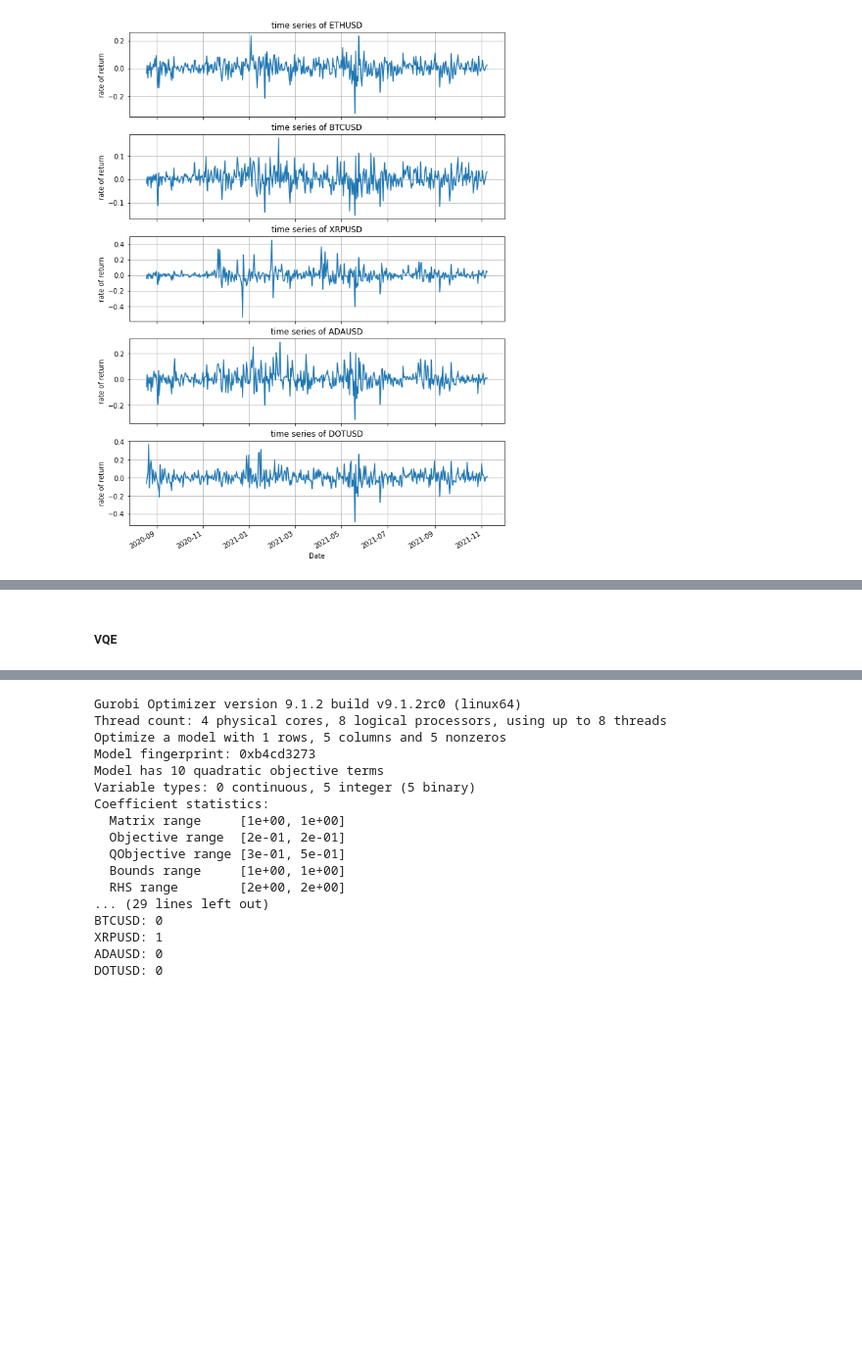
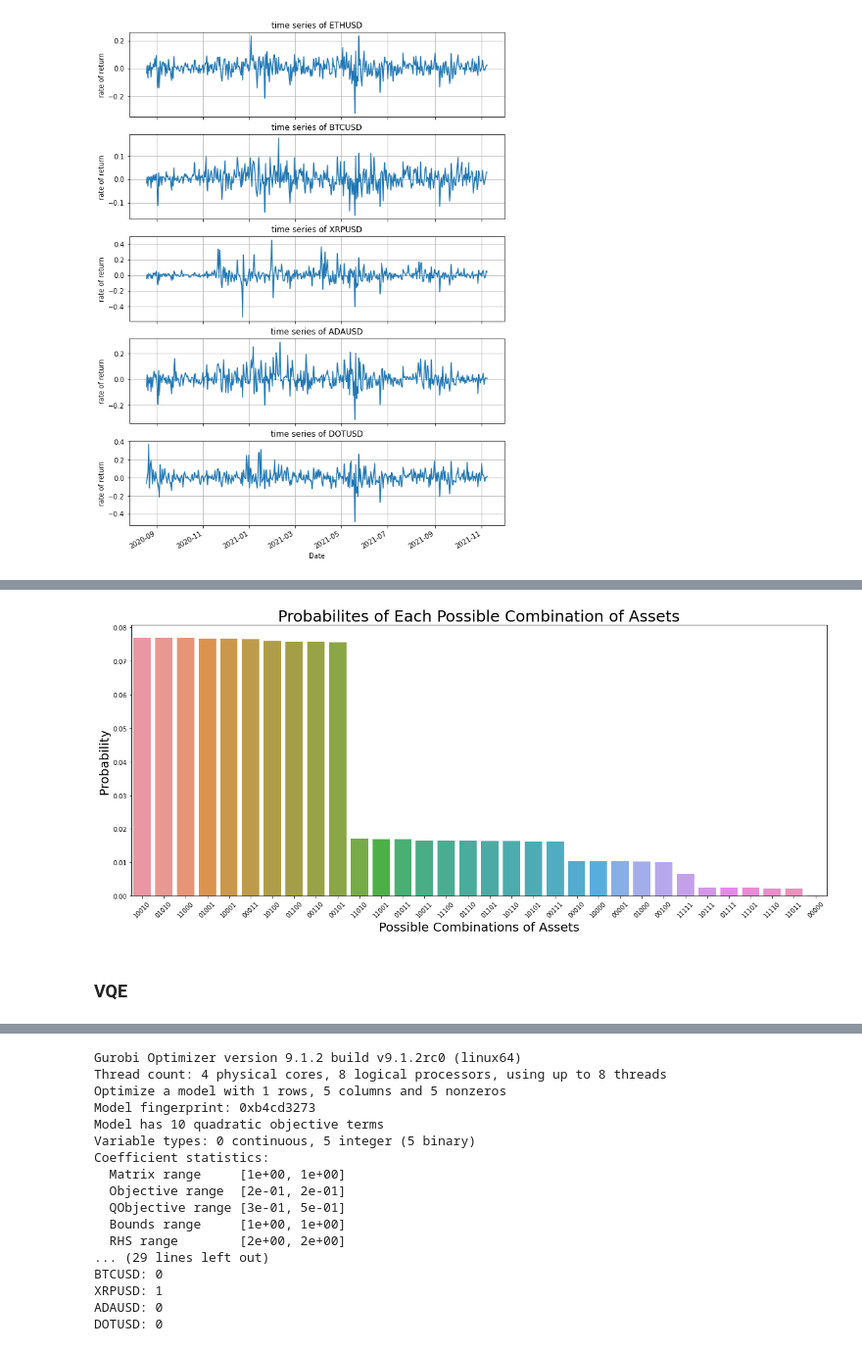
Before and after one commit to jimphon88/quantum-computing, a Jupyter notebook: optimize.ipynb, the cells around one changed output, grey strips where cells are left out. Shown: that part at 98% size. Saved outputs shown, nothing was run; the diff lists cells and outputs as text; code cells hidden in the pictures; blank space fills up the shorter version.

Commit message:
added QAOA and VQE implementation using qiskit-fin

```diff
--- a/optimize.ipynb
+++ b/optimize.ipynb
@@ -99,14 +99,15 @@ m = Model("MVO")
 x = {}
 n = len(Q)
 lam = 0.5
-x = m.addMVar(shape=n,vtype=GRB.CONTINUOUS, lb=0, ub=1, name=coins)
+k = 2
+x = m.addMVar(shape=n,vtype=GRB.BINARY, name=coins)
 obj = 0.5 * lam * (x @ Q @ x) - (1 - lam) * (r @ x)
-m.addConstr(x.sum()==1)
+m.addConstr(x.sum()==k)
 m.setObjective(obj, GRB.MINIMIZE)
 m.optimize()
 
 for v in m.getVars():
-    print('%s: %g' % (v.varName, round(10*v.x,2)))
+    print('%s: %g' % (v.varName, round(v.x,2)))
 # %% [output]
 Gurobi Optimizer version 9.1.2 build v9.1.2rc0 (linux64)
 Thread count: 4 physical cores, 8 logical processors, using up to 8 threads
@@ -186,0 +180,13 @@ q_4: ┤ U2(0,π) ├┤ R(2*$\beta$,0) ├────────────
+# %%
+qubitOp, offset = portfolio.get_operator(r, Q, lam, k, n)
+backend = Aer.get_backend('statevector_simulator') # You can switch to different backends by providing the name of backend.
+seed = 50
+cobyla = COBYLA()
+cobyla.set_options(maxiter=1000)
+qaoa = QAOA(qubitOp, cobyla, 3)
+qaoa.random_seed = seed
+quantum_instance = QuantumInstance(backend=backend, seed_simulator=seed, seed_transpiler=seed)
+results= qaoa.run(quantum_instance)
+selection, state, values, probabilities = print_result(results)
+
+print(selection_to_picks(n, selection))
@@ -187,2 +211,13 @@ q_4: ┤ U2(0,π) ├┤ R(2*$\beta$,0) ├────────────
+# %%
+fig, ax = plt.subplots(figsize=(20, 8))
+optimized_value = sns.barplot(state, probabilities)
+for item in optimized_value.get_xticklabels():
+    item.set_rotation(45)
+plt.title("Probabilites of Each Possible Combination of Assets", fontsize=25) # Probability of Max Return at given risk level
+plt.xlabel('Possible Combinations of Assets',fontsize =20)
+plt.ylabel('Probability',fontsize = 20)
+plt.show()
+# %% [output]
+[figure, added]
 # %% [markdown]
-##### VQE
+### VQE
```
Also changed, not shown: parts of 13 cells of this notebook.
